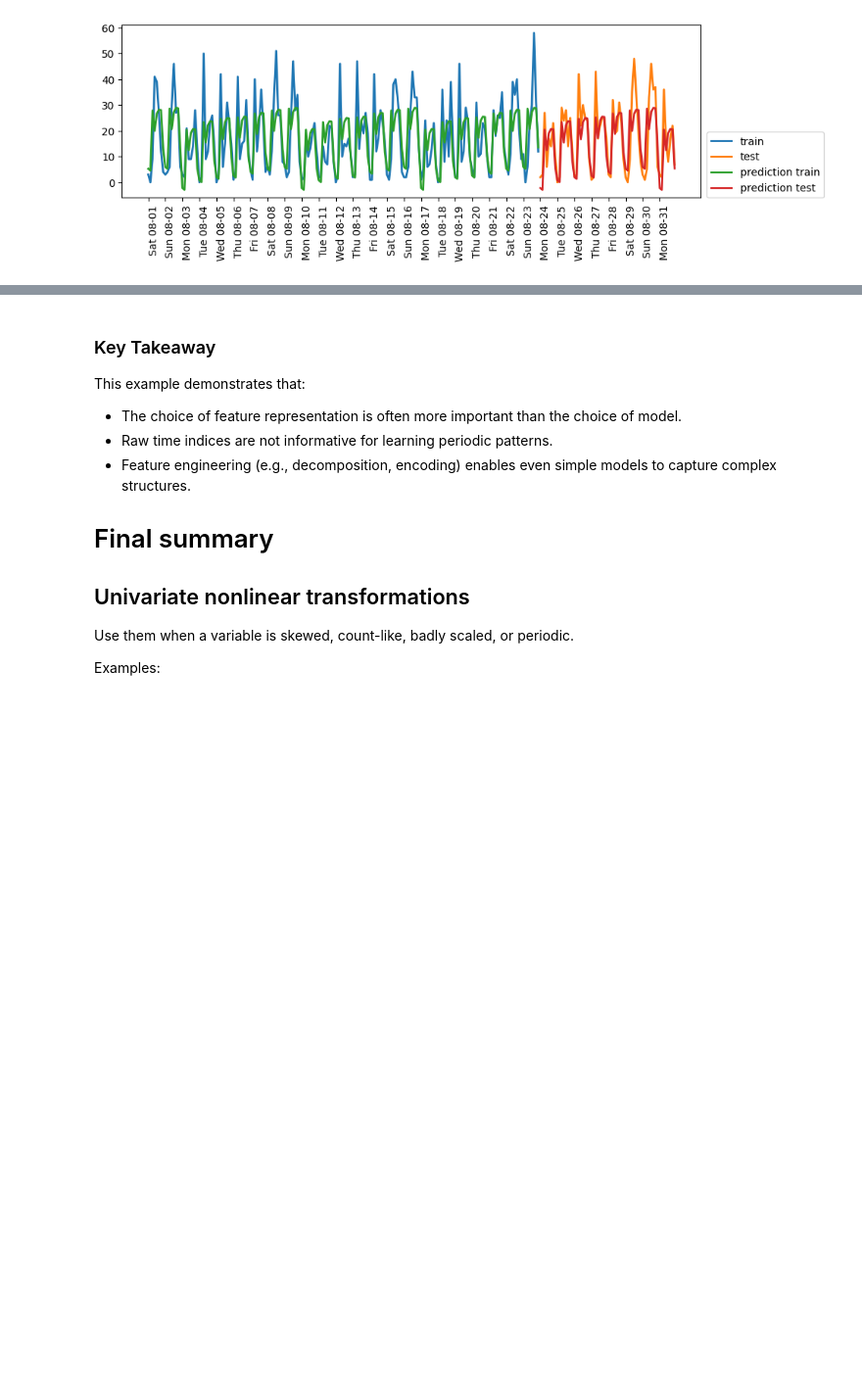
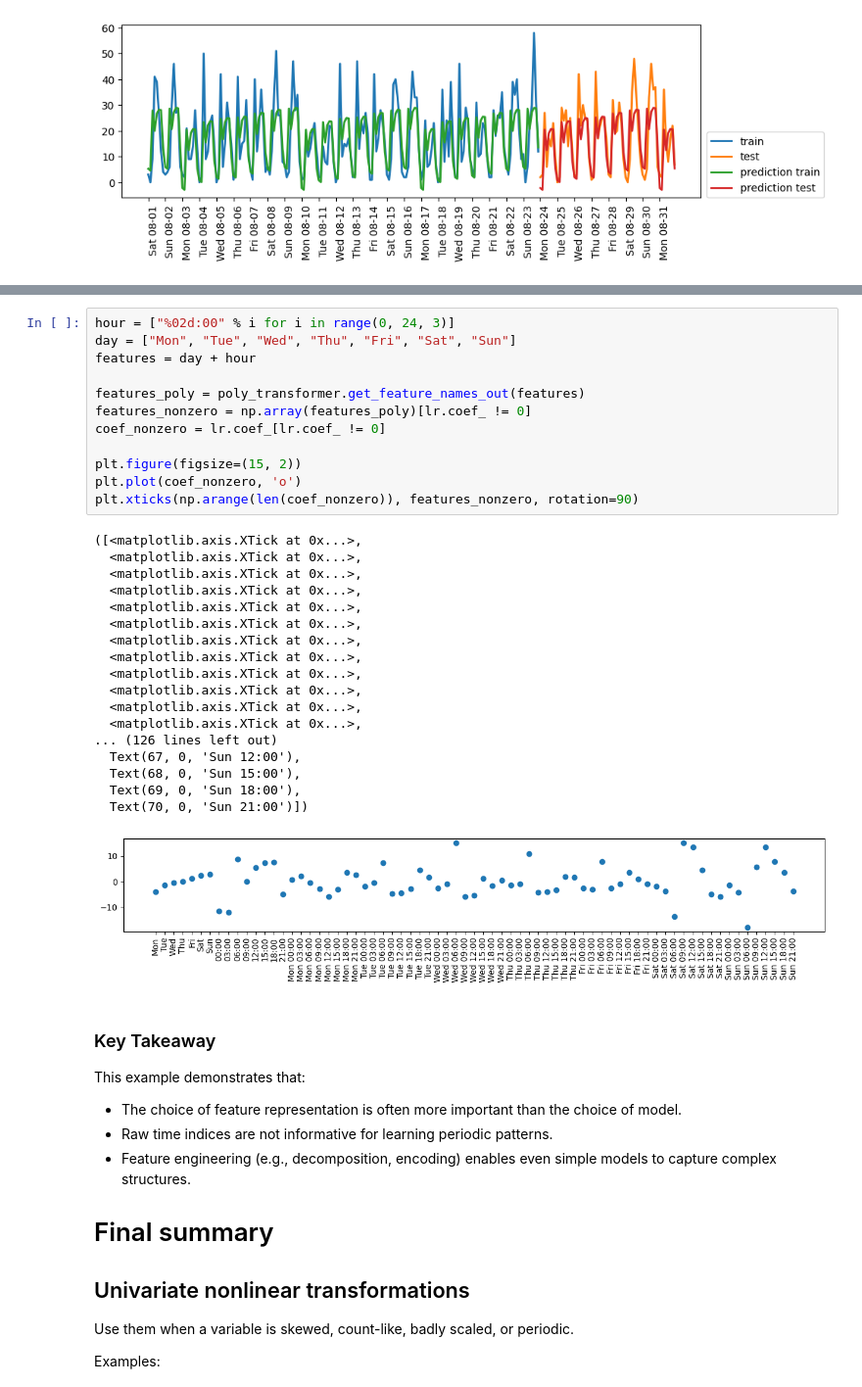
Before and after one commit to jinjiayun57/ml_modeling-foundations, a Jupyter notebook: 18_Transformations_feature_selection.ipynb, the cells around one changed output, grey strips where cells are left out. Shown at 98% size. Cells and saved outputs as stored; diff of their text form; blank space fills up the shorter version.

```diff
--- a/18_Transformations_feature_selection.ipynb
+++ b/18_Transformations_feature_selection.ipynb
@@ -533,3 +545,34 @@ Test-set R^2:  0.6220236396520935
+# %%
+hour = ["%02d:00" % i for i in range(0, 24, 3)]
+day = ["Mon", "Tue", "Wed", "Thu", "Fri", "Sat", "Sun"]
+features = day + hour
+
+features_poly = poly_transformer.get_feature_names_out(features)
+features_nonzero = np.array(features_poly)[lr.coef_ != 0]
+coef_nonzero = lr.coef_[lr.coef_ != 0]
+
+plt.figure(figsize=(15, 2))
+plt.plot(coef_nonzero, 'o')
+plt.xticks(np.arange(len(coef_nonzero)), features_nonzero, rotation=90)
+# %% [output]
+([<matplotlib.axis.XTick at 0x...>,
+  <matplotlib.axis.XTick at 0x...>,
+  <matplotlib.axis.XTick at 0x...>,
+  <matplotlib.axis.XTick at 0x...>,
+  <matplotlib.axis.XTick at 0x...>,
+  <matplotlib.axis.XTick at 0x...>,
+  <matplotlib.axis.XTick at 0x...>,
+  <matplotlib.axis.XTick at 0x...>,
+  <matplotlib.axis.XTick at 0x...>,
+  <matplotlib.axis.XTick at 0x...>,
+  <matplotlib.axis.XTick at 0x...>,
+  <matplotlib.axis.XTick at 0x...>,
+... (126 lines left out)
+  Text(67, 0, 'Sun 12:00'),
+  Text(68, 0, 'Sun 15:00'),
+  Text(69, 0, 'Sun 18:00'),
+  Text(70, 0, 'Sun 21:00')])
+[figure, added]
 # %% [markdown]
 ### Key Takeaway
 
```
Also changed, not shown: parts of 1 cell of this notebook, 3 other files.
